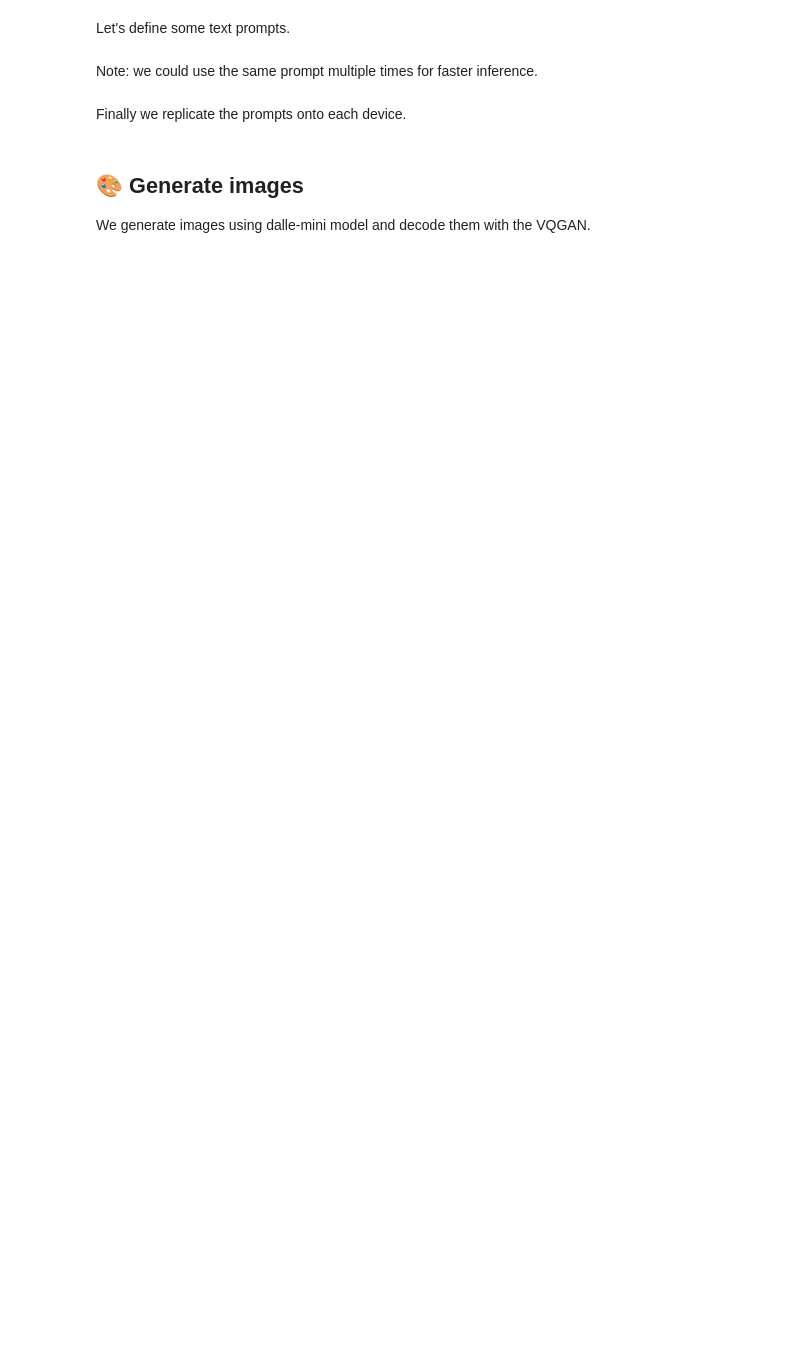
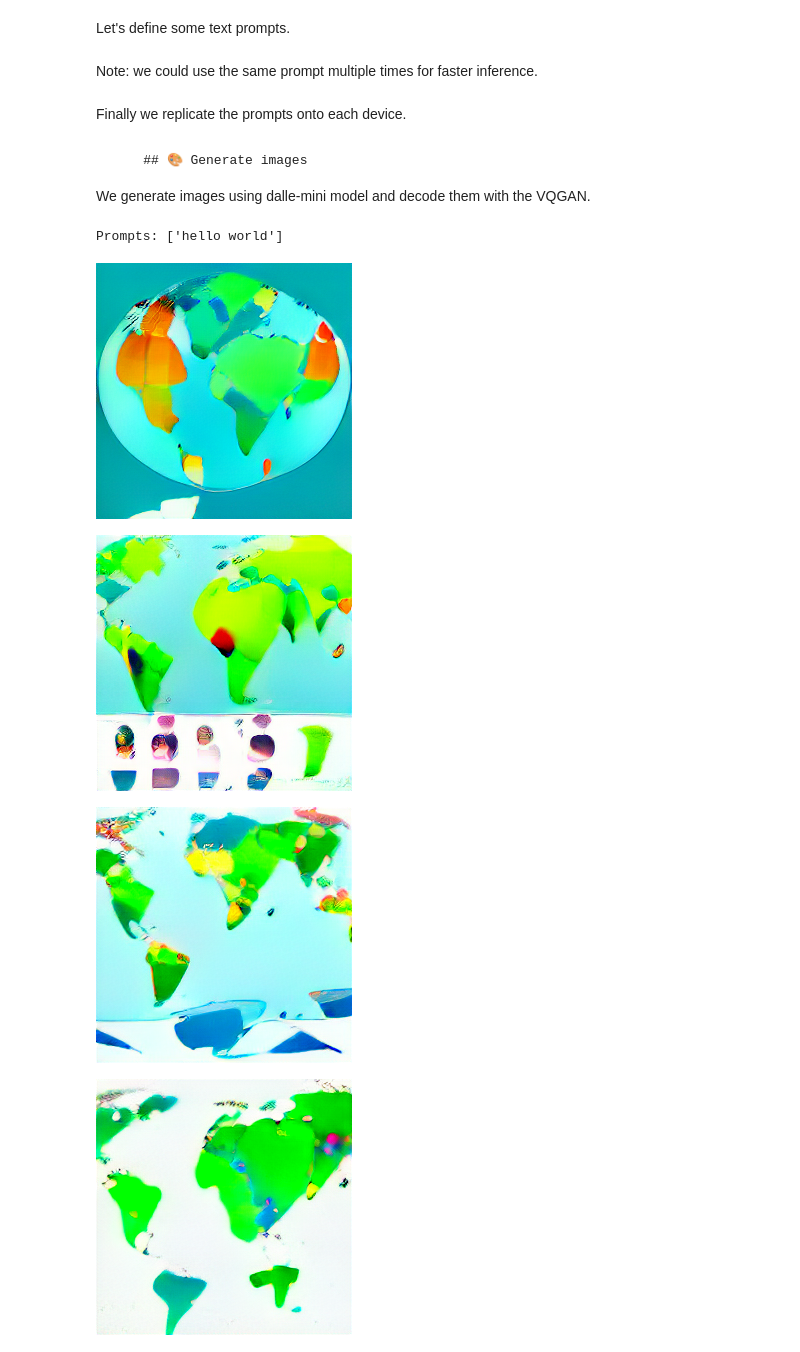
Before and after one commit to Lightning-Universe/Dalle-mini-poster, a Jupyter notebook: resources/DALL·E_mini_Inference_pipeline.ipynb, the cells around one changed output. Cells and saved outputs as stored; diff of their text form; code cells hidden in the pictures; blank space fills up the shorter version.

```diff
--- a/resources/DALL·E_mini_Inference_pipeline.ipynb
+++ b/resources/DALL·E_mini_Inference_pipeline.ipynb
@@ -22,7 +46,11 @@ from vqgan_jax.modeling_flax_vqgan import VQModel
 from transformers import CLIPProcessor, FlaxCLIPModel
 
 # Load dalle-mini
-model, params = DalleBart.from_pretrained(DALLE_MODEL, revision=DALLE_COMMIT_ID, dtype=jnp.float16, _do_init=False)
+model, params = DalleBart.from_pretrained(
+    DALLE_MODEL, revision=DALLE_COMMIT_ID, dtype=jnp.float16, _do_init=False
+)
 
 # Load VQGAN
-vqgan, vqgan_params = VQModel.from_pretrained(VQGAN_REPO, revision=VQGAN_COMMIT_ID, _do_init=False)
+vqgan, vqgan_params = VQModel.from_pretrained(
+    VQGAN_REPO, revision=VQGAN_COMMIT_ID, _do_init=False
+)
@@ -29,3 +61,8 @@ vqgan, vqgan_params = VQModel.from_pretrained(VQGAN_REPO, revision=VQGAN_COMMIT_
+# %%
+from flax.jax_utils import replicate
+
+params = replicate(params)
+vqgan_params = replicate(vqgan_params)
 # %% [markdown]
 Model functions are compiled and parallelized to take advantage of multiple devices.
 # %%
@@ -33,7 +70,9 @@ from functools import partial
 
 # model inference
 @partial(jax.pmap, axis_name="batch", static_broadcasted_argnums=(3, 4, 5, 6))
-def p_generate(tokenized_prompt, key, params, top_k, top_p, temperature, condition_scale):
+def p_generate(
+    tokenized_prompt, key, params, top_k, top_p, temperature, condition_scale
+):
     return model.generate(
         **tokenized_prompt,
         prng_key=key,
@@ -72,6 +113,8 @@ prompts = [
     "sunset over a lake in the mountains",
     "the Eiffel tower landing on the moon",
 ]
+
+prompts = ["hello world"]
 # %% [markdown]
 Note: we could use the same prompt multiple times for faster inference.
 # %%
@@ -81,7 +124,7 @@ Finally we replicate the prompts onto each device.
 # %%
 tokenized_prompt = replicate(tokenized_prompts)
 # %% [markdown]
-## 🎨 Generate images
+        ## 🎨 Generate images
 
 We generate images using dalle-mini model and decode them with the VQGAN.
 # %%
@@ -97,31 +140,38 @@ cond_scale = 10.0
 from flax.training.common_utils import shard_prng_key
 import numpy as np
 from PIL import Image
 from tqdm.notebook import trange
 
 print(f"Prompts: {prompts}\n")
 # generate images
 images = []
 for i in trange(max(n_predictions // jax.device_count(), 1)):
     # get a new key
     key, subkey = jax.random.split(key)
     # generate images
     encoded_images = p_generate(
         tokenized_prompt,
         shard_prng_key(subkey),
         params,
         gen_top_k,
         gen_top_p,
         temperature,
         cond_scale,
     )
     # remove BOS
     encoded_images = encoded_images.sequences[..., 1:]
     # decode images
     decoded_images = p_decode(encoded_images, vqgan_params)
     decoded_images = decoded_images.clip(0.0, 1.0).reshape((-1, 256, 256, 3))
-    for decoded_img in decoded_images:
+    for j, decoded_img in enumerate(decoded_images):
         img = Image.fromarray(np.asarray(decoded_img * 255, dtype=np.uint8))
         images.append(img)
+        img.save(f"{i}-{j}.png")
         display(img)
         print()
+# %% [output]
+Prompts: ['hello world']
+[figure, added]
+[figure, added]
+[figure, added]
+[figure, added]
```
Also changed, not shown: parts of 6 cells of this notebook.
